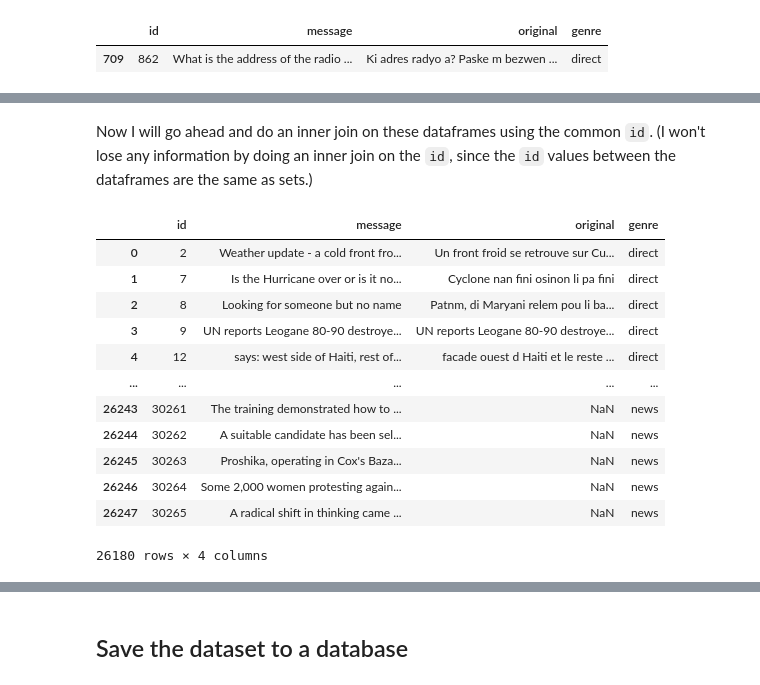
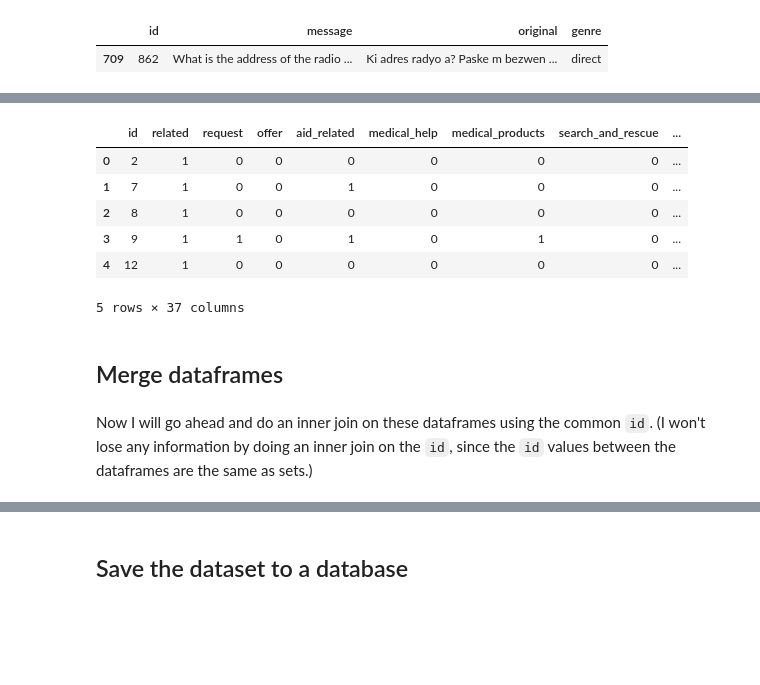
Before and after one commit to tdauer2718/disaster-response-pipeline, a Jupyter notebook: data/ETL Pipeline Preparation.ipynb, the cells around one changed output, grey strips where cells are left out. Cells and saved outputs as stored; diff of their text form; code cells hidden in the pictures; blank space fills up the shorter version.

```diff
--- a/data/ETL Pipeline Preparation.ipynb
+++ b/data/ETL Pipeline Preparation.ipynb
@@ -93,0 +130,4 @@ Looking at `id == 862`, I can see that one row has this message categorized as `
+# %%
+# Get the category names from the first row of the dataframe
+cat_names = categories['categories'].iloc[0]
+cat_names[:5]
@@ -93,0 +142,6 @@ Looking at `id == 862`, I can see that one row has this message categorized as `
+# %%
+# Replace the 'categories' column entries with lists of the numbers alone (no text),
+# being sure to convert them from strings to integers
+categories['categories'] = categories['categories'].apply(
+    lambda x: [int(s[-1]) for s in x])
+categories.head()
@@ -93,0 +155,6 @@ Looking at `id == 862`, I can see that one row has this message categorized as `
+# %%
+# Split the `categories` column lists into different columns and use
+# the `cat_names` to name them
+df_cat = pd.DataFrame(list(categories['categories']), index=categories.index,
+            columns=cat_names)
+df_cat.head()
@@ -94,18 +169,20 @@ Looking at `id == 862`, I can see that one row has this message categorized as `
+# %%
+# Drop the old 'categories' column from the `categories` dataframe
+categories.drop(columns='categories', inplace=True)
+# Concatenate the new columns to `categories`
+categories = pd.concat([categories, df_cat], axis=1)
+# %%
+# Show the first few rows
+categories.head()
+# %% [output]
+|  | id | related | request | offer | aid_related | medical_help | medical_products | search_and_rescue | ... |
+| 0 | 2 | 1 | 0 | 0 | 0 | 0 | 0 | 0 | ... |
+| 1 | 7 | 1 | 0 | 0 | 1 | 0 | 0 | 0 | ... |
+| 2 | 8 | 1 | 0 | 0 | 0 | 0 | 0 | 0 | ... |
+| 3 | 9 | 1 | 1 | 0 | 1 | 0 | 1 | 0 | ... |
+| 4 | 12 | 1 | 0 | 0 | 0 | 0 | 0 | 0 | ... |
+5 rows × 37 columns
+# %% [markdown]
+## Merge dataframes
 # %% [markdown]
 Now I will go ahead and do an inner join on these dataframes using the common `id`. (I won't lose any information by doing an inner join on the `id`, since the `id` values between the dataframes are the same as sets.)
-# %%
-messages
-# %% [output]
-|  | id | message | original | genre |
-| 0 | 2 | Weather update - a cold front fro... | Un front froid se retrouve sur Cu... | direct |
-| 1 | 7 | Is the Hurricane over or is it no... | Cyclone nan fini osinon li pa fini | direct |
-| 2 | 8 | Looking for someone but no name | Patnm, di Maryani relem pou li ba... | direct |
-| 3 | 9 | UN reports Leogane 80-90 destroye... | UN reports Leogane 80-90 destroye... | direct |
-| 4 | 12 | says: west side of Haiti, rest of... | facade ouest d Haiti et le reste ... | direct |
-| ... | ... | ... | ... | ... |
-| 26243 | 30261 | The training demonstrated how to ... | NaN | news |
-| 26244 | 30262 | A suitable candidate has been sel... | NaN | news |
-| 26245 | 30263 | Proshika, operating in Cox's Baza... | NaN | news |
-| 26246 | 30264 | Some 2,000 women protesting again... | NaN | news |
-| 26247 | 30265 | A radical shift in thinking came ... | NaN | news |
-26180 rows × 4 columns
```
Also changed, not shown: parts of 46 cells of this notebook, 4 other files.
